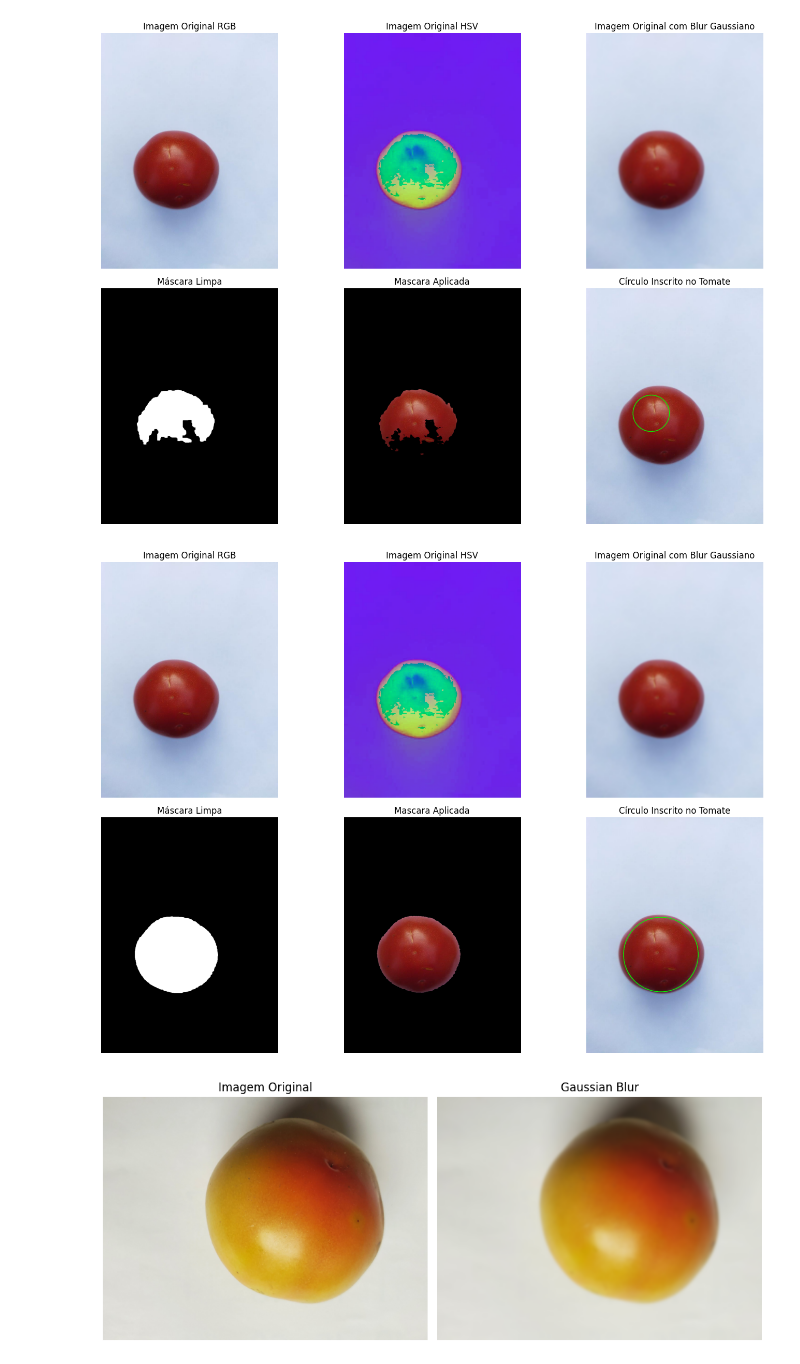
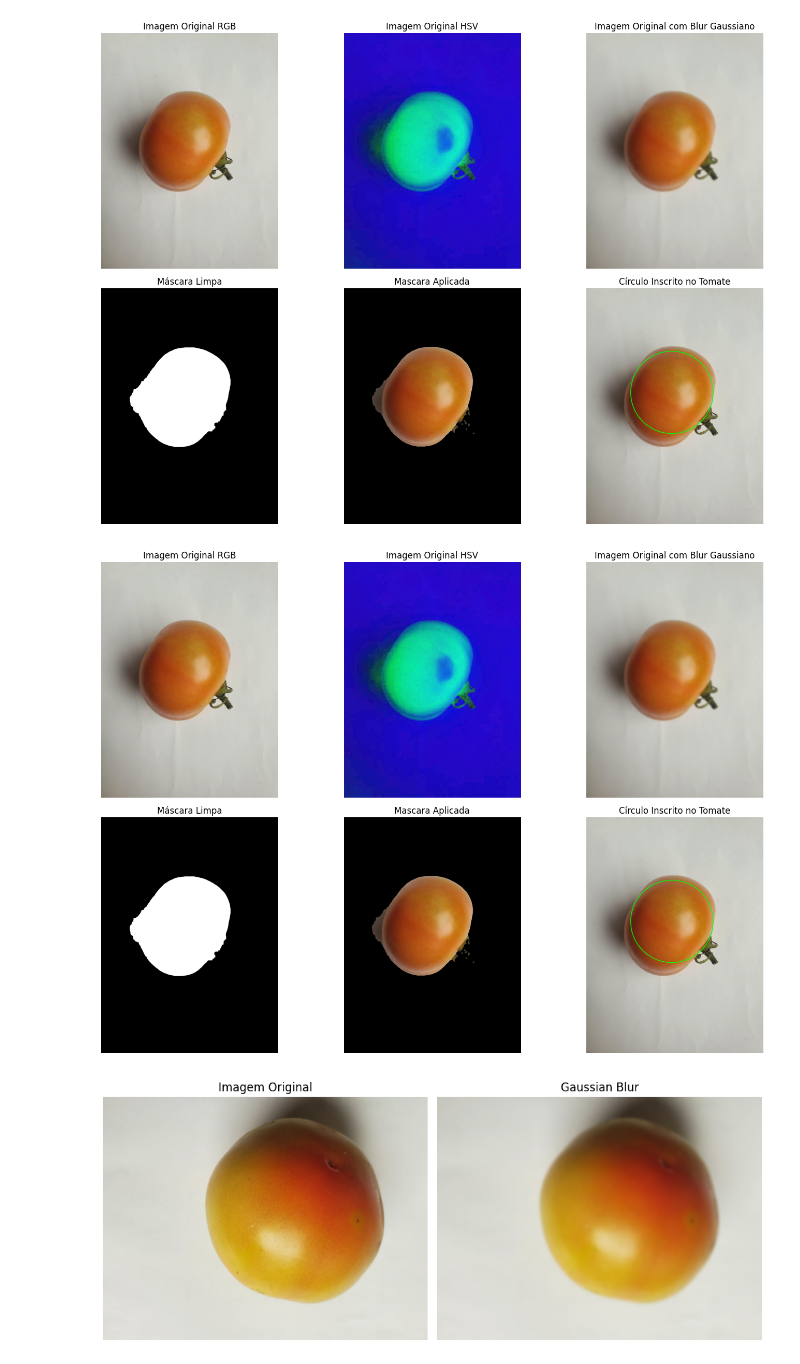
Before and after one commit to CizeLucas/Trabalho-SeminariosDeComputacao, a Jupyter notebook: dataset.ipynb, the cells around one changed output. Saved outputs shown, nothing was run; the diff lists cells and outputs as text; code cells hidden in the pictures.

```diff
--- a/dataset.ipynb
+++ b/dataset.ipynb
@@ -23,7 +6,7 @@ import numpy as np
 import matplotlib.pyplot as plt
 
 # --- 1. Carregar e converter a imagem ---
-image = cv2.imread('./test_images/4.jpg')
+image = cv2.imread('./test_images/5.jpg')
 image_rgb = cv2.cvtColor(image, cv2.COLOR_BGR2RGB)
 image_hsv = cv2.cvtColor(image_rgb, cv2.COLOR_RGB2HSV)
 image_blurred_rgb = cv2.GaussianBlur(image_rgb, (17, 17), 0)
@@ -90,14 +73,14 @@ plt.axis('off')
 plt.tight_layout()
 plt.show()
 # %% [output]
-[figure, old version]
+[figure, new version]
 # %%
 import cv2
 import numpy as np
 import matplotlib.pyplot as plt
 
 # --- 1. Carregar e converter a imagem ---
-image = cv2.imread('./test_images/4.jpg')
+image = cv2.imread('./test_images/5.jpg')
 image_rgb = cv2.cvtColor(image, cv2.COLOR_BGR2RGB)
 image_hsv = cv2.cvtColor(image_rgb, cv2.COLOR_RGB2HSV)
 image_blurred_rgb = cv2.GaussianBlur(image_rgb, (17, 17), 0)
@@ -149,34 +132,34 @@ plt.title("Imagem Original RGB")
 plt.axis('off')
 
 plt.subplot(2, 3, 2)
 plt.imshow(image_hsv)
 plt.title("Imagem Original HSV")
 plt.axis('off')
 
 plt.subplot(2, 3, 3)
 plt.imshow(image_blurred_rgb)
 plt.title("Imagem Original com Blur Gaussiano")
 plt.axis('off')
 
 plt.subplot(2, 3, 4)
 plt.imshow(mask_clean, cmap='gray')
 plt.title("Máscara Limpa")
 plt.axis('off')
 
 plt.subplot(2, 3, 5)
 plt.imshow(result)
 plt.title("Mascara Aplicada")
 plt.axis('off')
 
 plt.subplot(2, 3, 6)
 plt.imshow(output)
 plt.title("Círculo Inscrito no Tomate")
 plt.axis('off')
 
 plt.tight_layout()
 plt.show()
 # %% [output]
-[figure, old version]
+[figure, new version]
 # %%
 import cv2
 import matplotlib.pyplot as plt
```
Also changed, not shown: parts of 1 cell of this notebook, 4 other files.
